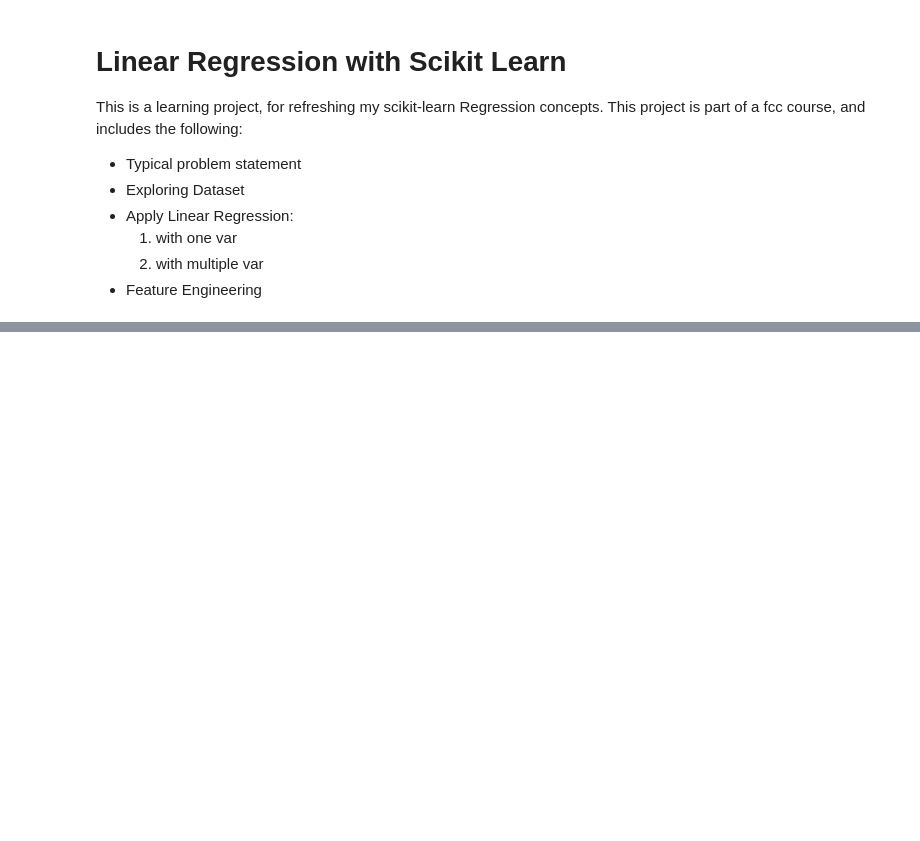
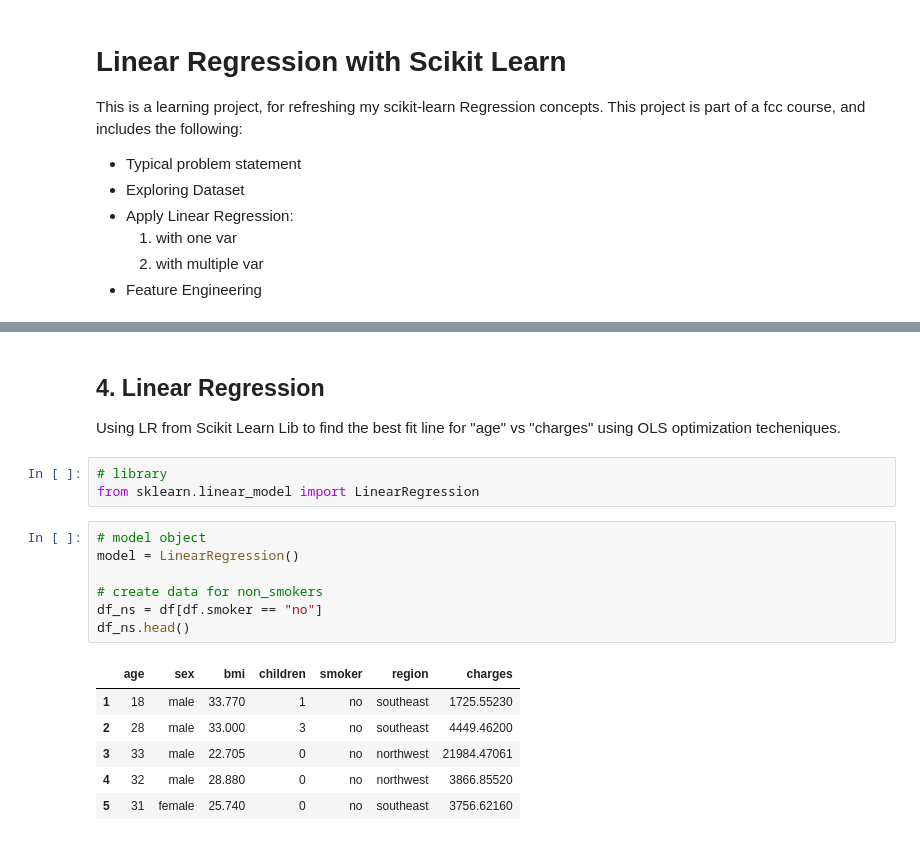
Before and after one commit to numustafa/ML-Projects-, a Jupyter notebook: Regression Project/notebook.ipynb, the cells around one changed output, grey strips where cells are left out. Saved outputs shown, nothing was run; the diff lists cells and outputs as text; blank space fills up the shorter version.

```diff
--- a/Regression Project/notebook.ipynb
+++ b/Regression Project/notebook.ipynb
@@ -24,0 +305,20 @@ You're given a [CSV file](https://raw.githubusercontent.com/JovianML/opendataset
+# %% [markdown]
+## 4. Linear Regression
+Using LR from Scikit Learn Lib to find the best fit line for "age" vs "charges" using OLS optimization techeniques.
+# %%
+# library
+from sklearn.linear_model import LinearRegression
+# %%
+# model object
+model = LinearRegression()
+
+# create data for non_smokers
+df_ns = df[df.smoker == "no"]
+df_ns.head()
+# %% [output]
+|  | age | sex | bmi | children | smoker | region | charges |
+| 1 | 18 | male | 33.770 | 1 | no | southeast | 1725.55230 |
+| 2 | 28 | male | 33.000 | 3 | no | southeast | 4449.46200 |
+| 3 | 33 | male | 22.705 | 0 | no | northwest | 21984.47061 |
+| 4 | 32 | male | 28.880 | 0 | no | northwest | 3866.85520 |
+| 5 | 31 | female | 25.740 | 0 | no | southeast | 3756.62160 |
```
Also changed, not shown: parts of 83 cells of this notebook.
